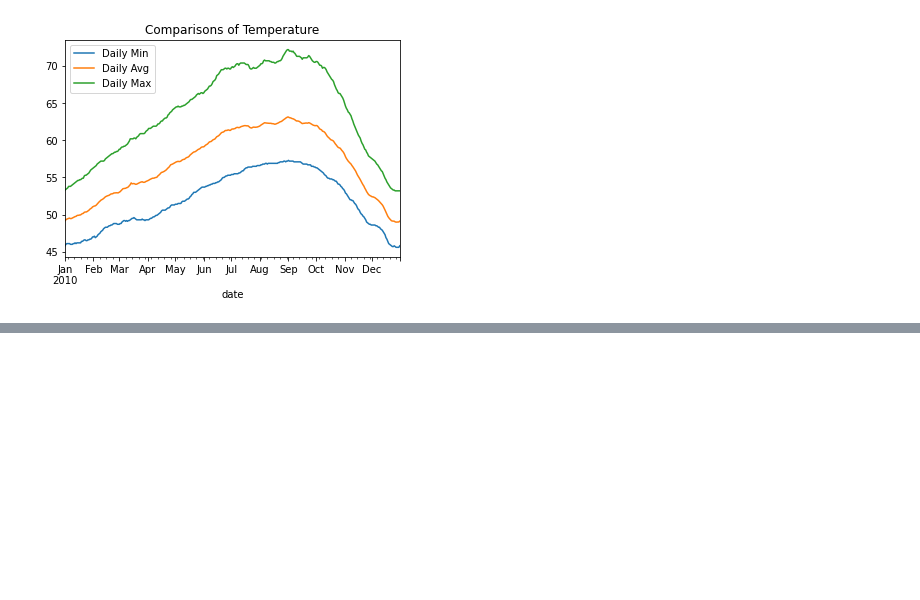
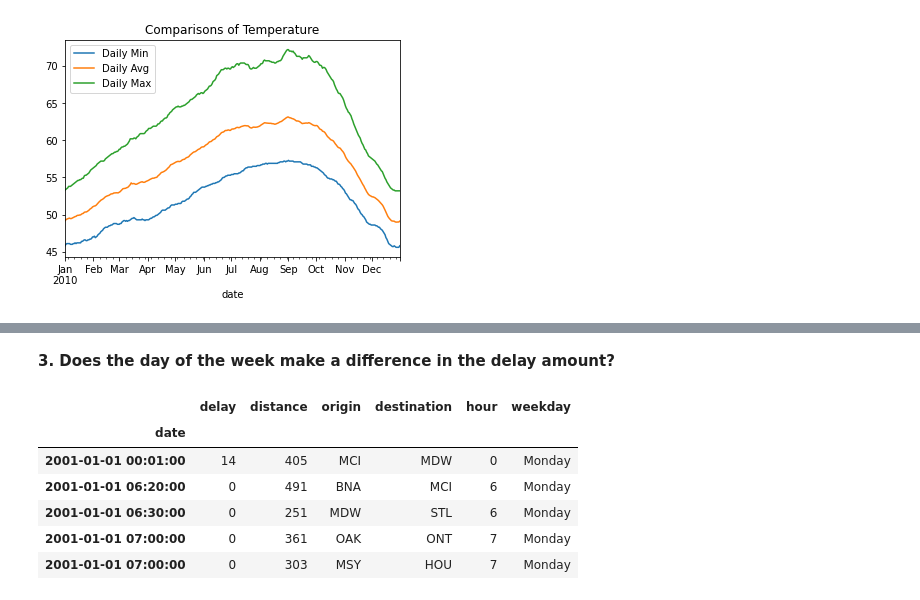
Before and after one commit to DesireeMcElroy/time-series-exercises, a Jupyter notebook: time-series-exercises.ipynb, the cells around one changed output, grey strips where cells are left out. Drawn from its saved outputs; the diff is of its cells as text; code cells hidden in the pictures; blank space fills up the shorter version.

```diff
--- a/time-series-exercises.ipynb
+++ b/time-series-exercises.ipynb
@@ -145,0 +342,6 @@ plt.legend();
+# %%
+# use the function on the dataframe
+df.delay = df.delay.apply(delay_to_zero)
+# %%
+# another method is to use np.where
+df.delay = np.where(df.delay < 0, 0, df.delay)
@@ -145,0 +360,5 @@ plt.legend();
+# %%
+# create an hour column
+df['hour'] = df.index.hour
+
+df.head()
@@ -145,0 +384,15 @@ plt.legend();
+# %% [markdown]
+**3. Does the day of the week make a difference in the delay amount?**
+# %%
+# make a new column weekday
+df['weekday'] = df.index.day_name()
+# %%
+df.head()
+# %% [output]
+|  | delay | distance | origin | destination | hour | weekday |
+| date |  |  |  |  |  |  |
+| 2001-01-01 00:01:00 | 14 | 405 | MCI | MDW | 0 | Monday |
+| 2001-01-01 06:20:00 | 0 | 491 | BNA | MCI | 6 | Monday |
+| 2001-01-01 06:30:00 | 0 | 251 | MDW | STL | 6 | Monday |
+| 2001-01-01 07:00:00 | 0 | 361 | OAK | ONT | 7 | Monday |
+| 2001-01-01 07:00:00 | 0 | 303 | MSY | HOU | 7 | Monday |
```
Also changed, not shown: parts of 38 cells of this notebook.
